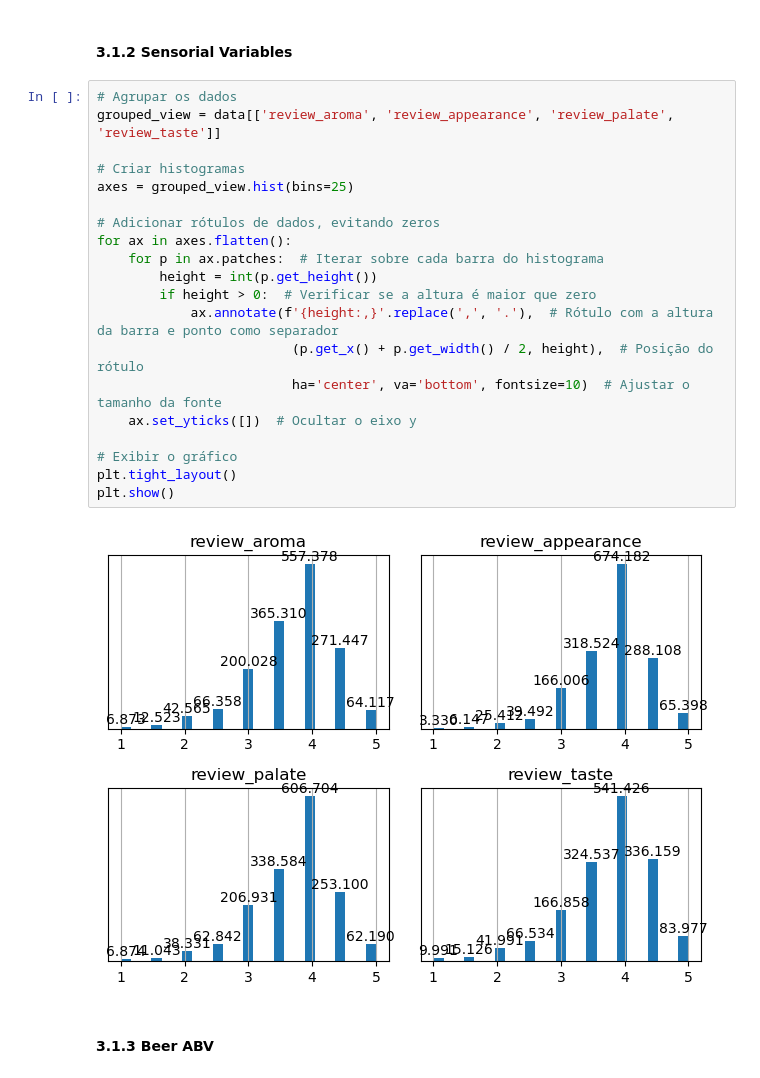
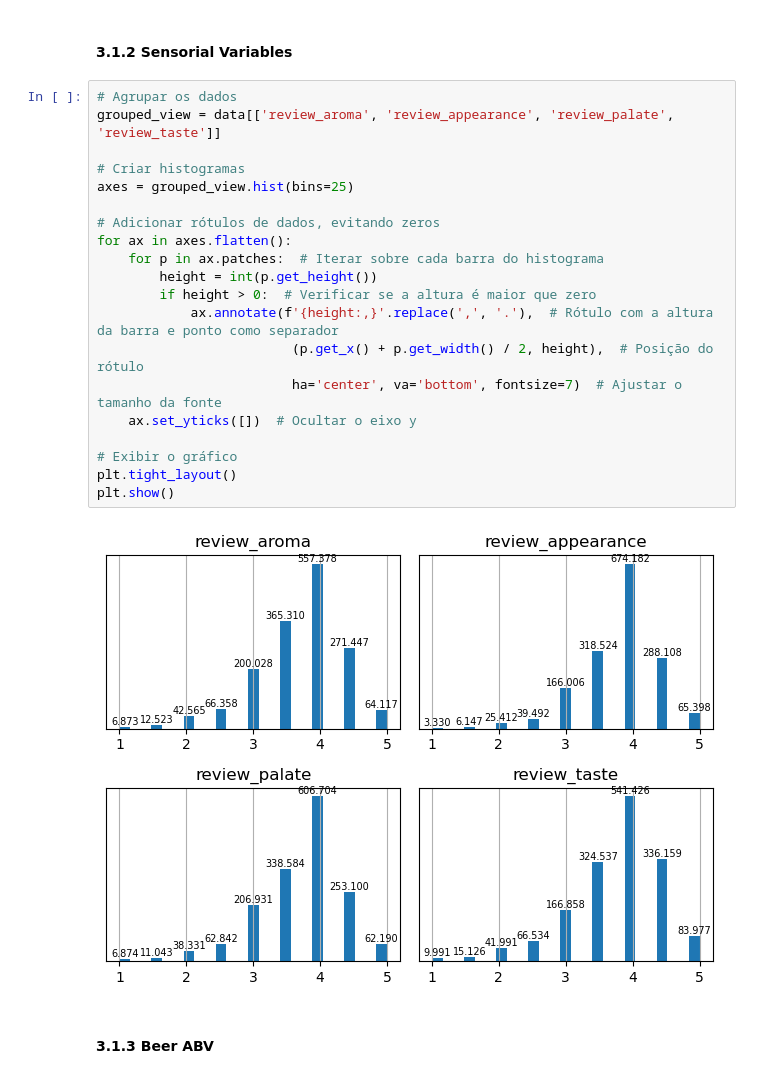
Before and after one commit to aleemarino/beer_review, a Jupyter notebook: tcc.ipynb, the cells around one changed output. Saved outputs shown, nothing was run; the diff lists cells and outputs as text.

```diff
--- a/tcc.ipynb
+++ b/tcc.ipynb
@@ -432,25 +456,25 @@ plt.show()
 # %%
 # Agrupar os dados
 grouped_view = data[['review_aroma', 'review_appearance', 'review_palate', 'review_taste']]
 
 # Criar histogramas
 axes = grouped_view.hist(bins=25)
 
 # Adicionar rótulos de dados, evitando zeros
 for ax in axes.flatten():
     for p in ax.patches:  # Iterar sobre cada barra do histograma
         height = int(p.get_height())
         if height > 0:  # Verificar se a altura é maior que zero
             ax.annotate(f'{height:,}'.replace(',', '.'),  # Rótulo com a altura da barra e ponto como separador
                          (p.get_x() + p.get_width() / 2, height),  # Posição do rótulo
-                         ha='center', va='bottom', fontsize=10)  # Ajustar o tamanho da fonte
+                         ha='center', va='bottom', fontsize=7)  # Ajustar o tamanho da fonte
     ax.set_yticks([])  # Ocultar o eixo y
 
 # Exibir o gráfico
 plt.tight_layout()
 plt.show()
 # %% [output]
-[figure, old version]
+[figure, new version]
 # %% [markdown]
 #### 3.1.3 Beer ABV
 # %%
```
Also changed, not shown: parts of 18 cells of this notebook.
